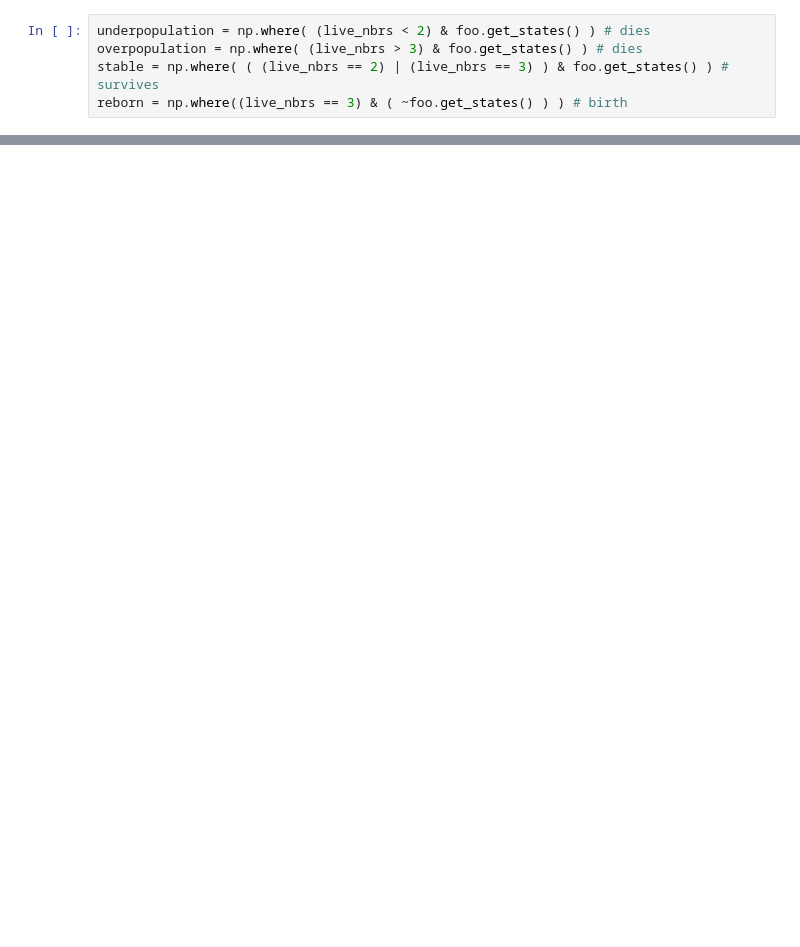
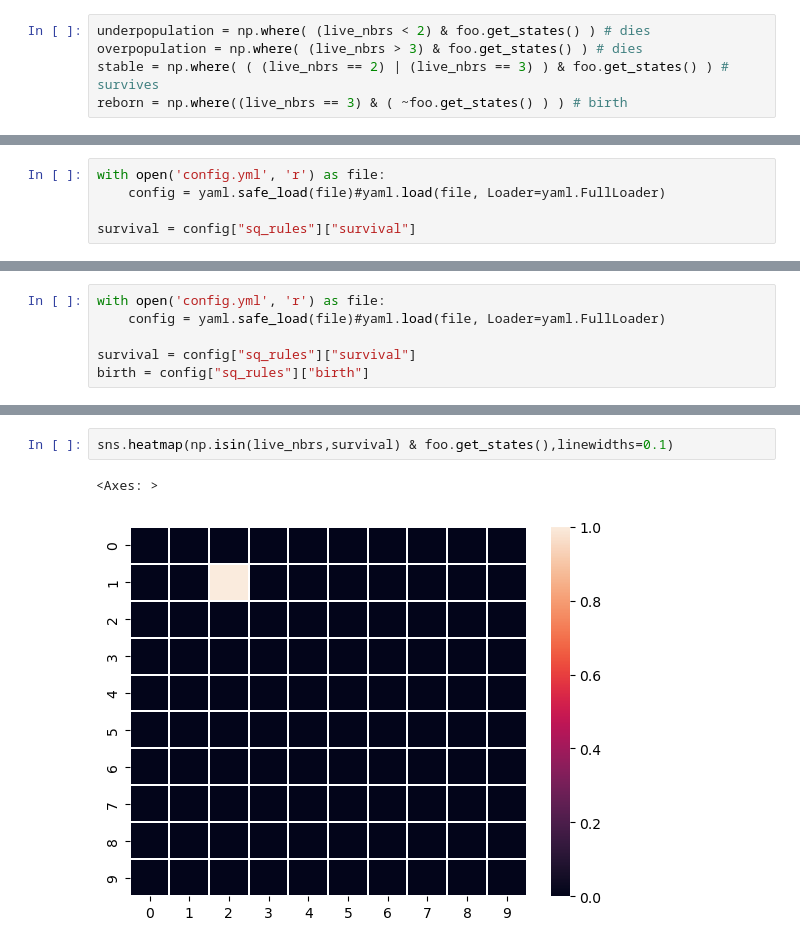
Before and after one commit to dHuberYoumans/maths, a Jupyter notebook: GameOfLife/game_of_life.ipynb, the cells around one changed output, grey strips where cells are left out. Saved outputs shown, nothing was run; the diff lists cells and outputs as text; blank space fills up the shorter version.

```diff
--- a/GameOfLife/game_of_life.ipynb
+++ b/GameOfLife/game_of_life.ipynb
@@ -378,0 +476,5 @@ for cell in foo.grid[*underpopulation]:
+# %%
+with open('config.yml', 'r') as file:
+    config = yaml.safe_load(file)#yaml.load(file, Loader=yaml.FullLoader)
+
+survival = config["sq_rules"]["survival"]
@@ -378,0 +500,6 @@ for cell in foo.grid[*underpopulation]:
+# %%
+with open('config.yml', 'r') as file:
+    config = yaml.safe_load(file)#yaml.load(file, Loader=yaml.FullLoader)
+
+survival = config["sq_rules"]["survival"]
+birth = config["sq_rules"]["birth"]
@@ -378,0 +521,5 @@ for cell in foo.grid[*underpopulation]:
+# %%
+sns.heatmap(np.isin(live_nbrs,survival) & foo.get_states(),linewidths=0.1)
+# %% [output]
+<Axes: >
+[figure, added]
```
Also changed, not shown: parts of 22 cells of this notebook.
